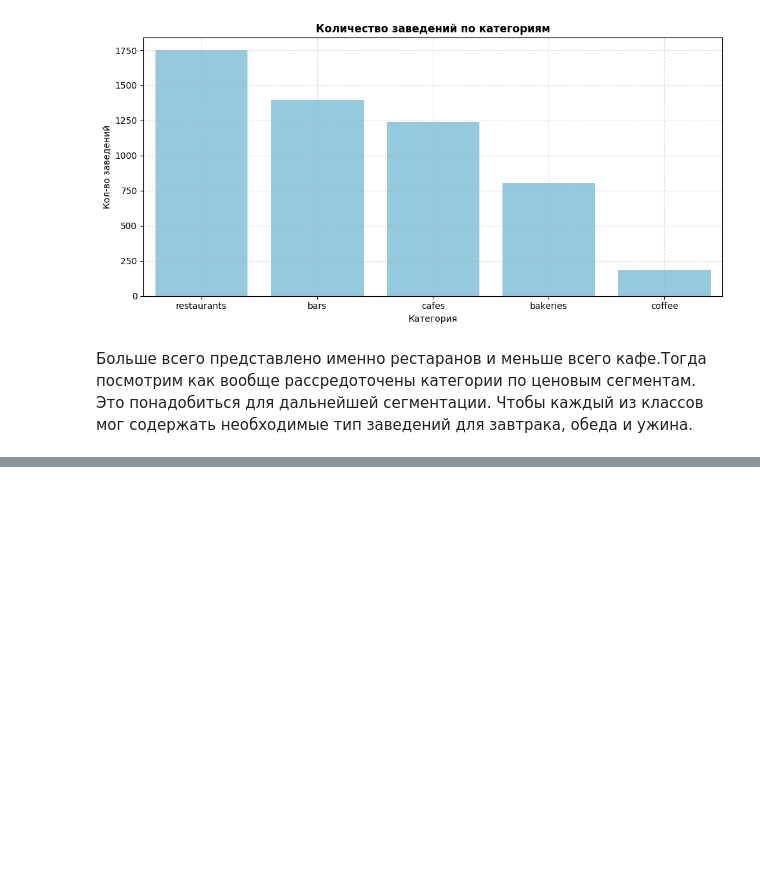
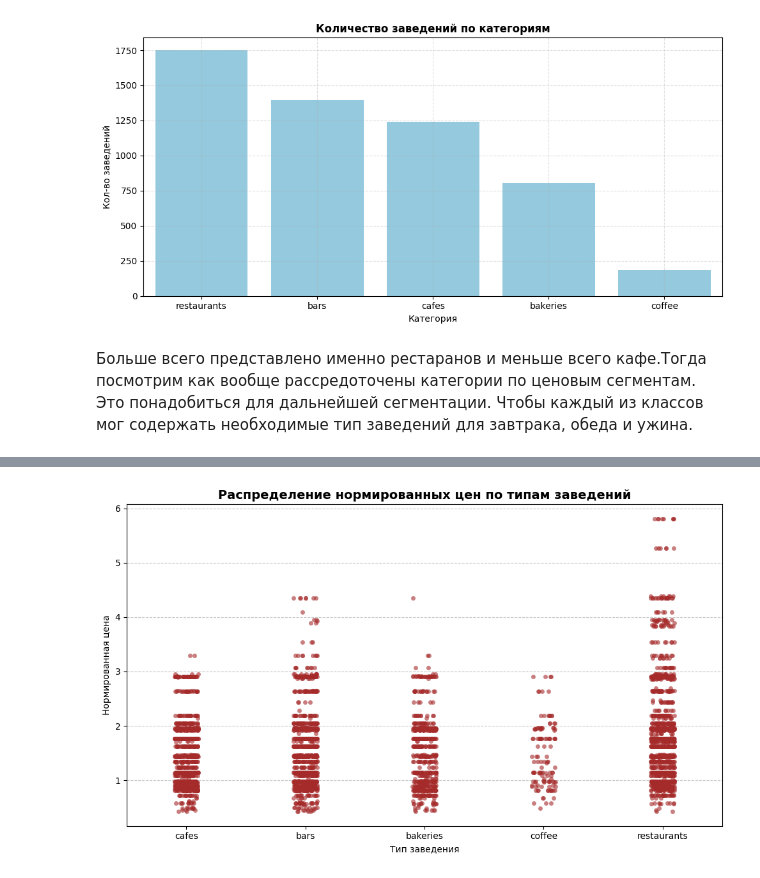
Before and after one commit to gryzunov4ik-create/group_project, a Jupyter notebook: Main_notebook.ipynb, the cells around one changed output, grey strips where cells are left out. Drawn from its saved outputs; the diff is of its cells as text; code cells hidden in the pictures; blank space fills up the shorter version.

```diff
--- a/Main_notebook.ipynb
+++ b/Main_notebook.ipynb
@@ -252,0 +260,8 @@ Name: count, dtype: int64
+# %%
+df["Страна"]=df["Адрес"].apply(lambda x: x.split(",")[-1].strip())
+df['Город'] = df['Город'].str.split(',').str[0].str.strip()
+# %%
+numbeo=pd.read_excel("numbeo_restaurant_index.xlsx")
+numbeo.columns = ["Страна", "Restaurant Price Index", "Коэффициент", "Категория цены"]
+df=df.merge(numbeo[["Страна", "Restaurant Price Index", "Коэффициент"]], on="Страна", how="left")
+numbeo.head()
@@ -252,0 +275,18 @@ Name: count, dtype: int64
+# %%
+df["Нормирование"]=df["Ценовая категория"]*df["Коэффициент"]
+# %%
+import matplotlib.pyplot as plt
+import seaborn as sns
+
+plt.figure(figsize=(10,6))
+sns.stripplot(data=df, x="Категория",y="Нормирование",alpha=0.6, color='brown')
+
+plt.title("Распределение нормированных цен по типам заведений", fontweight='bold', fontsize=14)
+plt.xlabel("Тип заведения")
+plt.ylabel("Нормированная цена")
+plt.grid(axis="y", linestyle="--", alpha=0.7)
+
+plt.tight_layout()
+plt.show()
+# %% [output]
+[figure, added]
```
Also changed, not shown: parts of 8 cells of this notebook.
